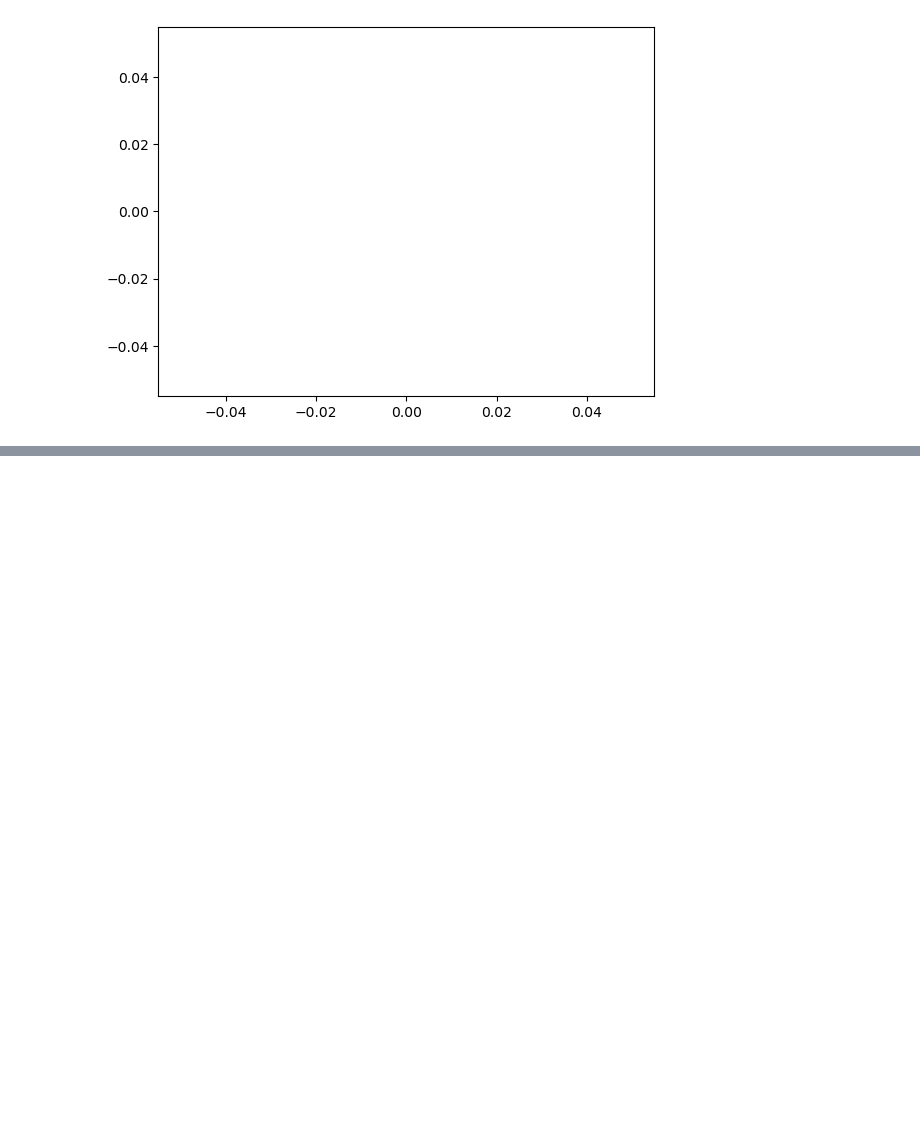
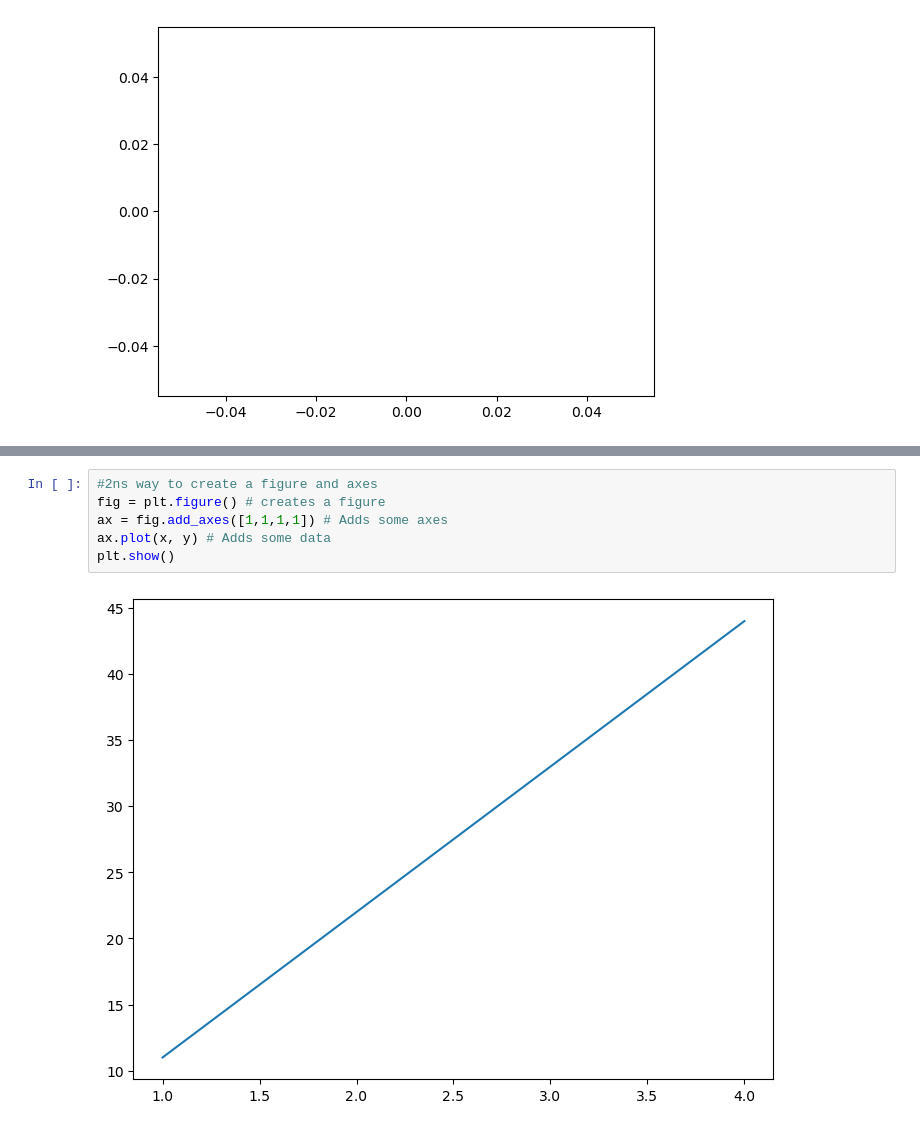
Before and after one commit to junaidknows/ml-study-projects, a Jupyter notebook: Introduction to Matplotlib.ipynb, the cells around one changed output, grey strips where cells are left out. Drawn from its saved outputs; the diff is of its cells as text; blank space fills up the shorter version.

```diff
--- a/Introduction to Matplotlib.ipynb
+++ b/Introduction to Matplotlib.ipynb
@@ -16,0 +36,8 @@ plt.show()
+# %%
+#2ns way to create a figure and axes
+fig = plt.figure() # creates a figure
+ax = fig.add_axes([1,1,1,1]) # Adds some axes
+ax.plot(x, y) # Adds some data
+plt.show()
+# %% [output]
+[figure, added]
```
Also changed, not shown: parts of 10 cells of this notebook.
